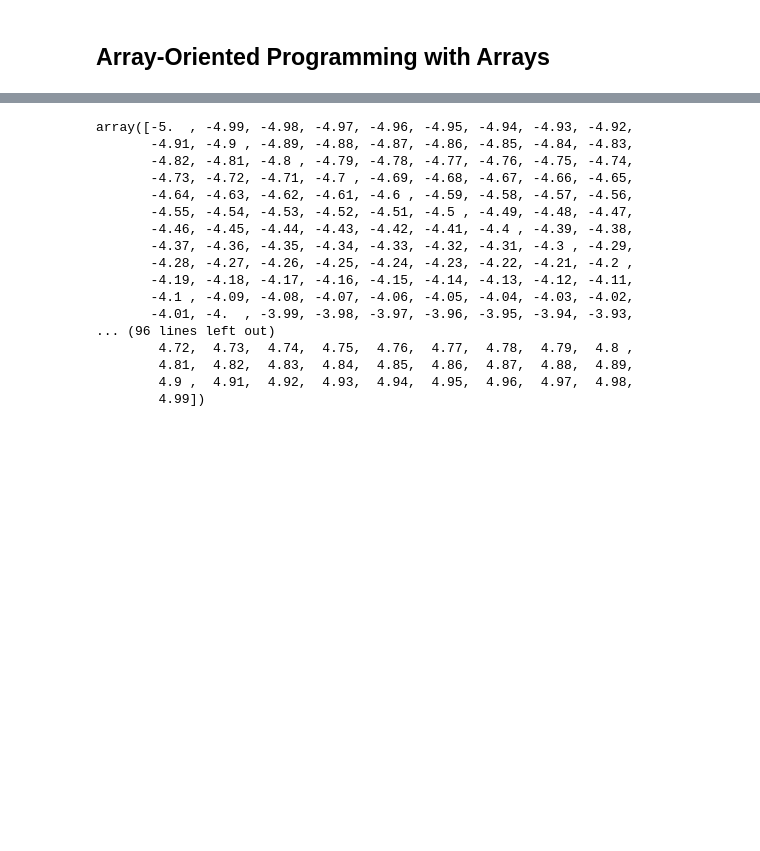
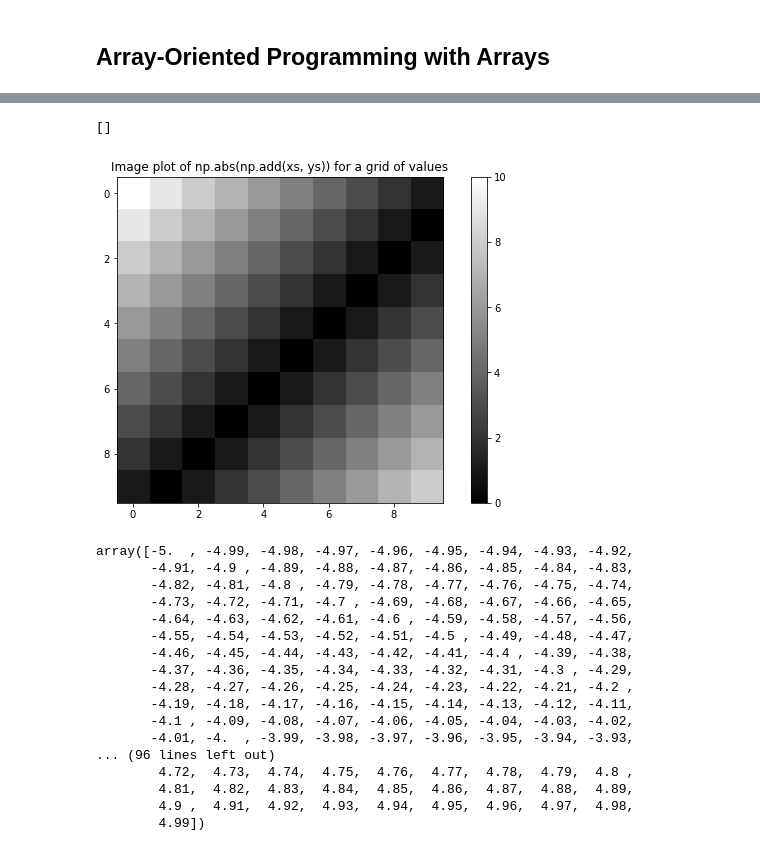
Before and after one commit to lee7py/Pydata-ANS-VIS, a Jupyter notebook: data code/ch04-study.ipynb, the cells around one changed output, grey strips where cells are left out. Saved outputs shown, nothing was run; the diff lists cells and outputs as text; code cells hidden in the pictures; blank space fills up the shorter version.

```diff
--- a/data code/ch04-study.ipynb
+++ b/data code/ch04-study.ipynb
@@ -407,3 +407,6 @@ arr
 array([1.8888, 2.0386, 3.4426, 3.0502, 2.0746, 1.6735, 2.5159])
 # %% [markdown]
 ## Array-Oriented Programming with Arrays
+# %%
+pts = np.arange(-5, 5)
+pts
@@ -409,0 +415,3 @@ array([1.8888, 2.0386, 3.4426, 3.0502, 2.0746, 1.6735, 2.5159])
+# %%
+xs, ys = np.meshgrid(pts, pts)
+xs
@@ -409,0 +442,3 @@ array([1.8888, 2.0386, 3.4426, 3.0502, 2.0746, 1.6735, 2.5159])
+# %%
+z = np.abs(np.add(xs, ys))
+z
@@ -410,3 +456,12 @@ array([1.8888, 2.0386, 3.4426, 3.0502, 2.0746, 1.6735, 2.5159])
+# %%
+import matplotlib.pyplot as plt
+plt.imshow(z, cmap=plt.cm.gray)
+plt.colorbar()
+plt.title("Image plot of np.abs(np.add(xs, ys)) for a grid of values")
+plt.plot()
+# %% [output]
+[]
+[figure, added]
 # %%
 points = np.arange(-5, 5, 0.01) # 1000 equally spaced points
 points
```
Also changed, not shown: parts of 43 cells of this notebook, 7 other files.
